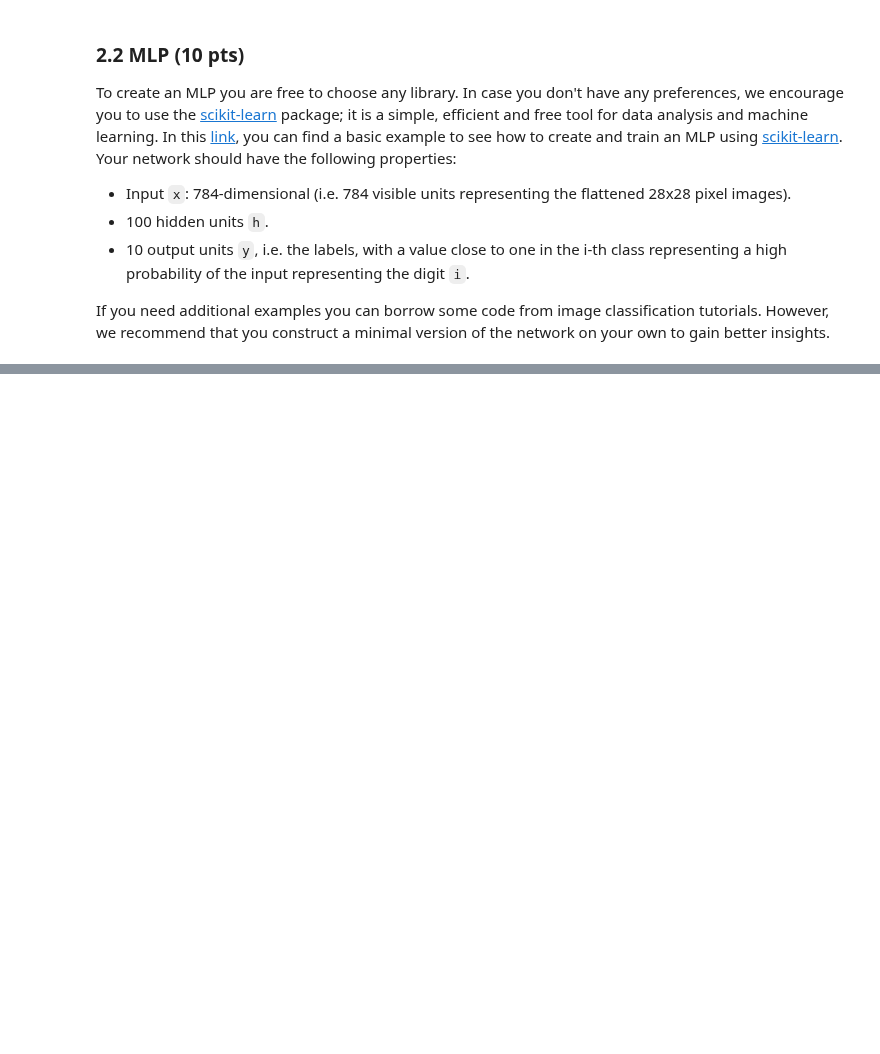
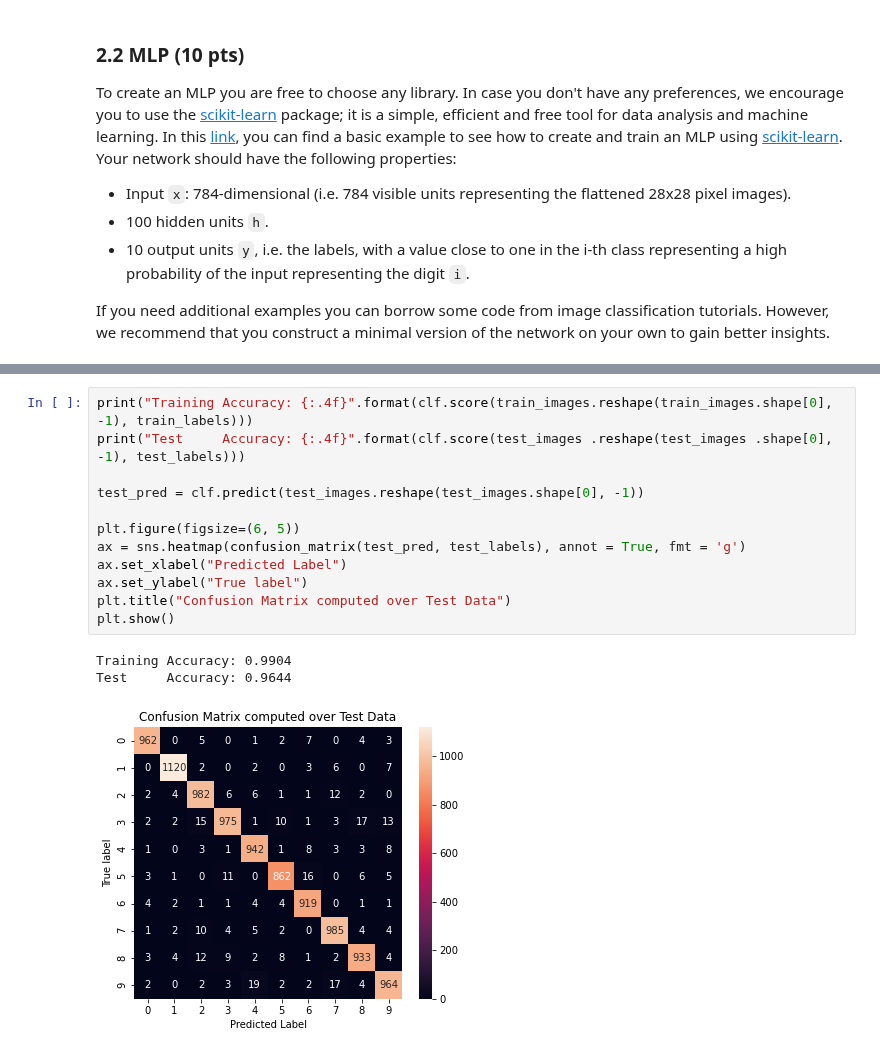
Before and after one commit to Andrea-Oliveri/Image-Processing-Assignements, a Jupyter notebook: Labs/lab_03_classification.ipynb, the cells around one changed output, grey strips where cells are left out. Cells and saved outputs as stored; diff of their text form; blank space fills up the shorter version.

```diff
--- a/Labs/lab_03_classification.ipynb
+++ b/Labs/lab_03_classification.ipynb
@@ -599,0 +601,16 @@ plt.show()
+# %%
+print("Training Accuracy: {:.4f}".format(clf.score(train_images.reshape(train_images.shape[0], -1), train_labels)))
+print("Test     Accuracy: {:.4f}".format(clf.score(test_images .reshape(test_images .shape[0], -1), test_labels)))
+
+test_pred = clf.predict(test_images.reshape(test_images.shape[0], -1))
+
+plt.figure(figsize=(6, 5))
+ax = sns.heatmap(confusion_matrix(test_pred, test_labels), annot = True, fmt = 'g')
+ax.set_xlabel("Predicted Label")
+ax.set_ylabel("True label")
+plt.title("Confusion Matrix computed over Test Data")
+plt.show()
+# %% [output]
+Training Accuracy: 0.9904
+Test     Accuracy: 0.9644
+[figure, added]
```
Also changed, not shown: parts of 6 cells of this notebook.
